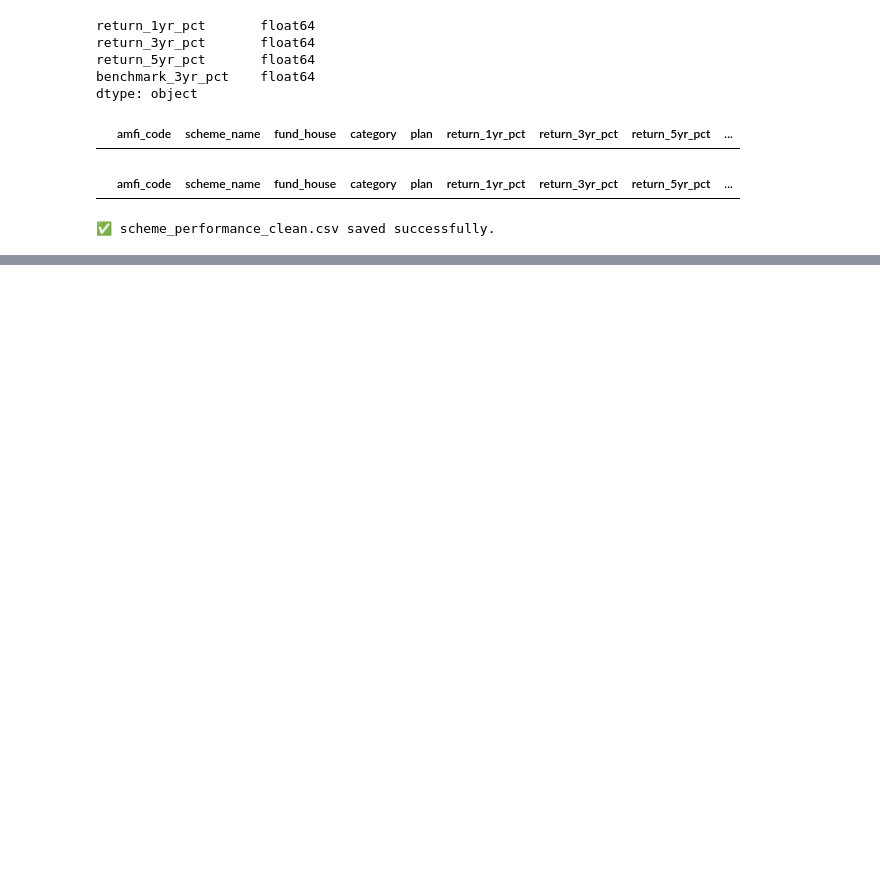
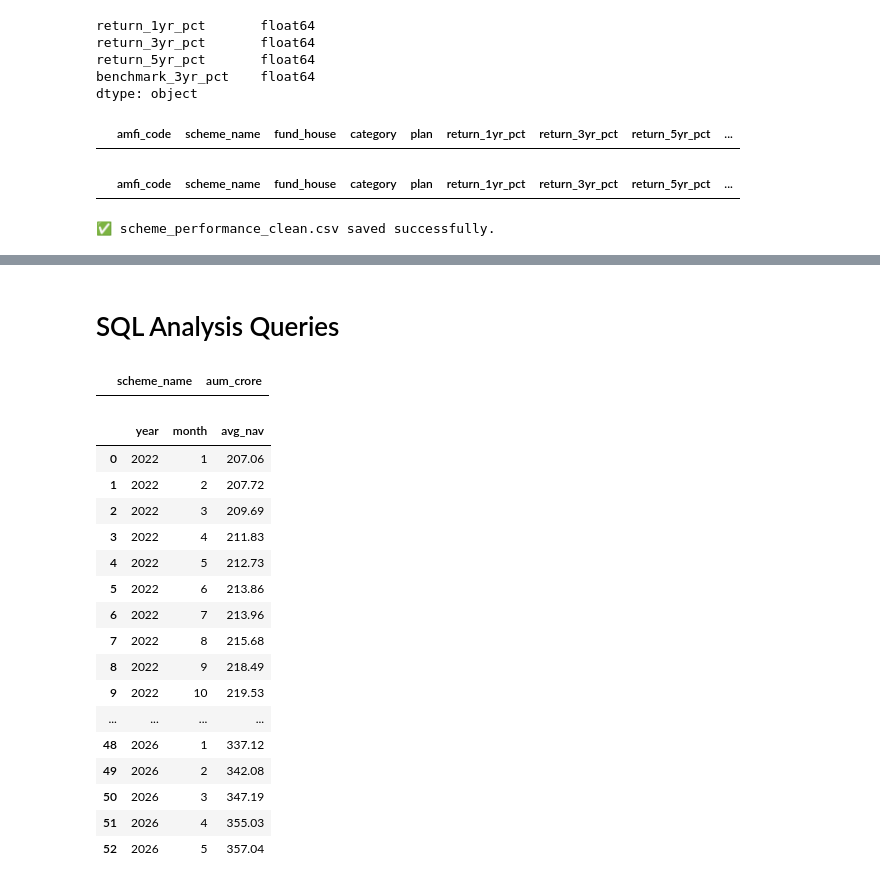
Before and after one commit to madhusudhan4310-droid/MutualFundAnalytics, a Jupyter notebook: notebooks/day2_data_cleaning.ipynb, the cells around one changed output, grey strips where cells are left out. Cells and saved outputs as stored; diff of their text form; code cells hidden in the pictures; blank space fills up the shorter version.

```diff
--- a/notebooks/day2_data_cleaning.ipynb
+++ b/notebooks/day2_data_cleaning.ipynb
@@ -234,0 +413,3 @@ print("✅ scheme_performance_clean.csv saved successfully.")
+# %%
+nav_df["date"] = pd.to_datetime(nav_df["date"])
+date_dim["full_date"] = pd.to_datetime(date_dim["full_date"])
@@ -234,0 +422,20 @@ print("✅ scheme_performance_clean.csv saved successfully.")
+# %%
+fact_nav = fact_nav.merge(
+    date_dim,
+    left_on="date",
+    right_on="full_date",
+    how="left"
+)
+# %%
+fact_nav = fact_nav[[
+    "fund_id",
+    "date_id",
+    "nav"
+]]
+
+fact_nav.rename(
+    columns={"nav": "nav_value"},
+    inplace=True
+)
+
+fact_nav.head()
@@ -234,0 +687,7 @@ print("✅ scheme_performance_clean.csv saved successfully.")
+# %%
+from sqlalchemy import create_engine
+import pandas as pd
+
+engine = create_engine(
+    "postgresql+psycopg2://postgres:Madhu%405155@localhost:5432/bluestock_db"
+)
@@ -234,0 +767,49 @@ print("✅ scheme_performance_clean.csv saved successfully.")
+# %% [markdown]
+# SQL Analysis Queries
+# %%
+query1 = """
+SELECT
+    f.scheme_name,
+    a.aum_crore
+FROM fact_aum a
+JOIN dim_fund f
+ON a.fund_id = f.fund_id
+ORDER BY a.aum_crore DESC
+LIMIT 5;
+"""
+
+pd.read_sql(query1, engine)
+# %% [output]
+|  | scheme_name | aum_crore |
+# %%
+query2 = """
+SELECT
+    d.year,
+    d.month,
+    ROUND(AVG(n.nav_value), 2) AS avg_nav
+FROM fact_nav n
+JOIN dim_date d
+ON n.date_id = d.date_id
+GROUP BY d.year, d.month
+ORDER BY d.year, d.month;
+"""
+
+pd.read_sql(query2, engine)
+# %% [output]
+|  | year | month | avg_nav |
+| 0 | 2022 | 1 | 207.06 |
+| 1 | 2022 | 2 | 207.72 |
+| 2 | 2022 | 3 | 209.69 |
+| 3 | 2022 | 4 | 211.83 |
+| 4 | 2022 | 5 | 212.73 |
+| 5 | 2022 | 6 | 213.86 |
+| 6 | 2022 | 7 | 213.96 |
+| 7 | 2022 | 8 | 215.68 |
+| 8 | 2022 | 9 | 218.49 |
+| 9 | 2022 | 10 | 219.53 |
+| ... | ... | ... | ... |
+| 48 | 2026 | 1 | 337.12 |
+| 49 | 2026 | 2 | 342.08 |
+| 50 | 2026 | 3 | 347.19 |
+| 51 | 2026 | 4 | 355.03 |
+| 52 | 2026 | 5 | 357.04 |
```
Also changed, not shown: parts of 70 cells of this notebook, 1 other file.
